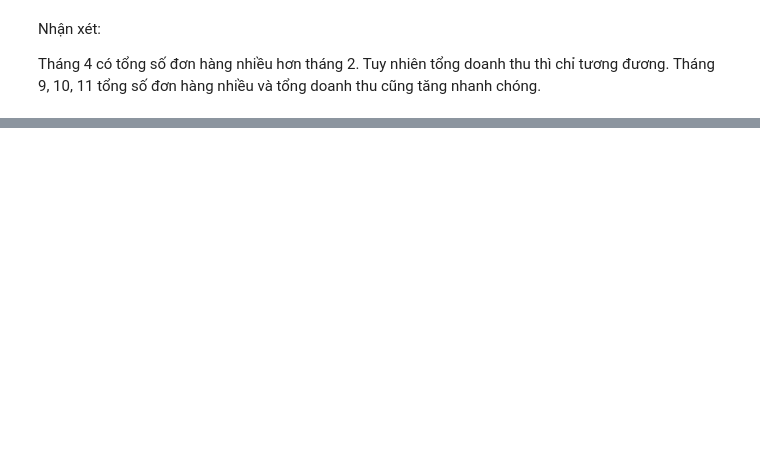
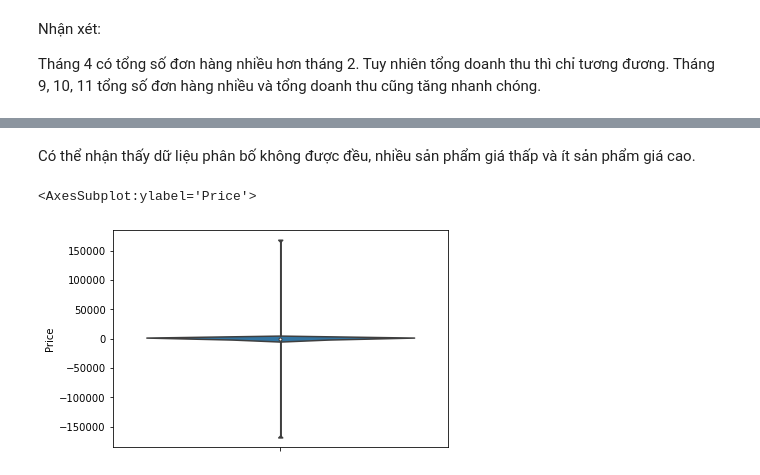
Before and after one commit to Trang27cl/testgit, a Jupyter notebook: OnlineRetail.ipynb, the cells around one changed output, grey strips where cells are left out. Drawn from its saved outputs; the diff is of its cells as text; code cells hidden in the pictures; blank space fills up the shorter version.

```diff
--- a/OnlineRetail.ipynb
+++ b/OnlineRetail.ipynb
@@ -358,0 +399,8 @@ Tháng 9, 10, 11 tổng số đơn hàng nhiều và tổng doanh thu cũng tăn
+# %% [markdown]
+Có thể nhận thấy dữ liệu phân bố không được đều, nhiều sản phẩm giá thấp và ít sản phẩm giá cao.
+# %%
+#Biểu đồ phân bố cho tổng giá mỗi sản phẩm
+sns.violinplot(y = "Price", data=df1)
+# %% [output]
+<AxesSubplot:ylabel='Price'>
+[figure, added]
```
Also changed, not shown: parts of 15 cells of this notebook.
